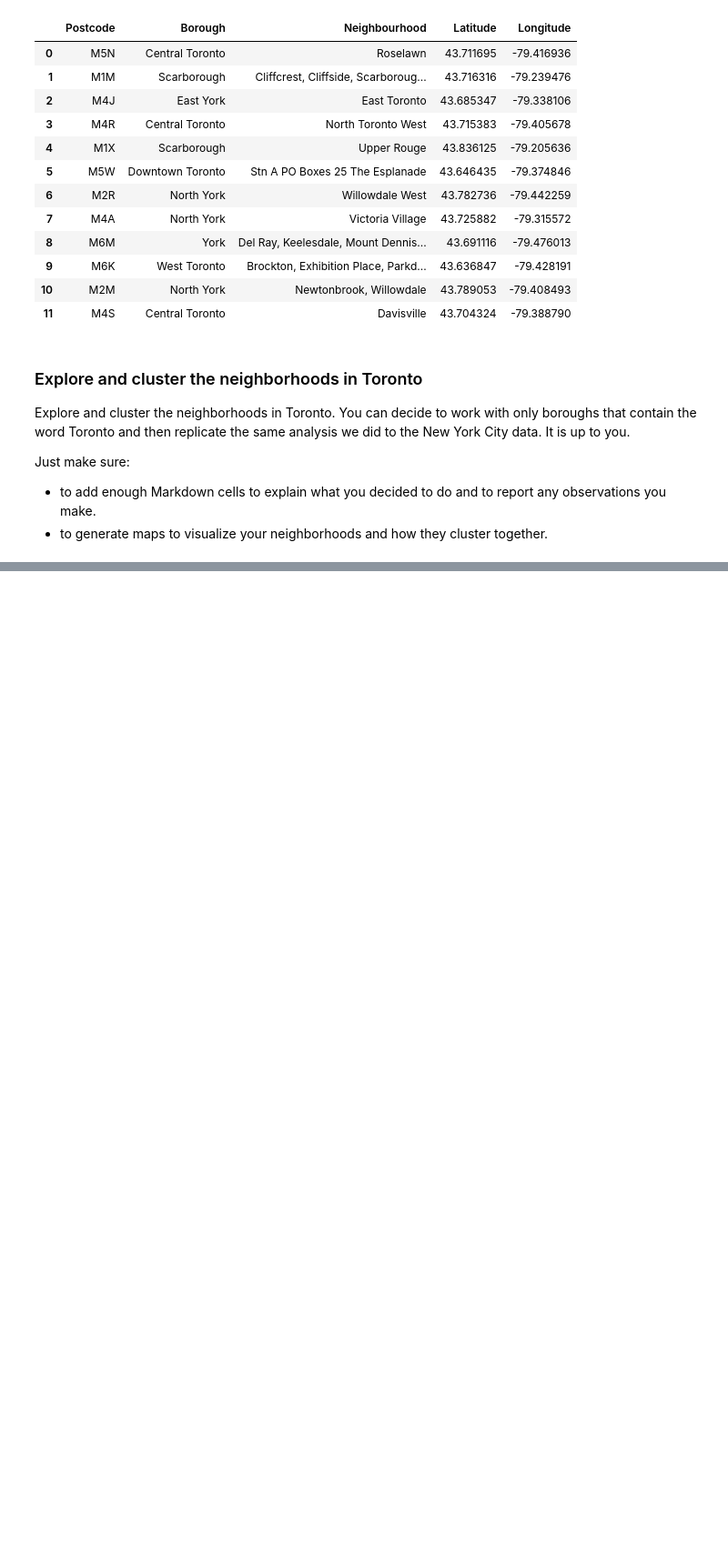
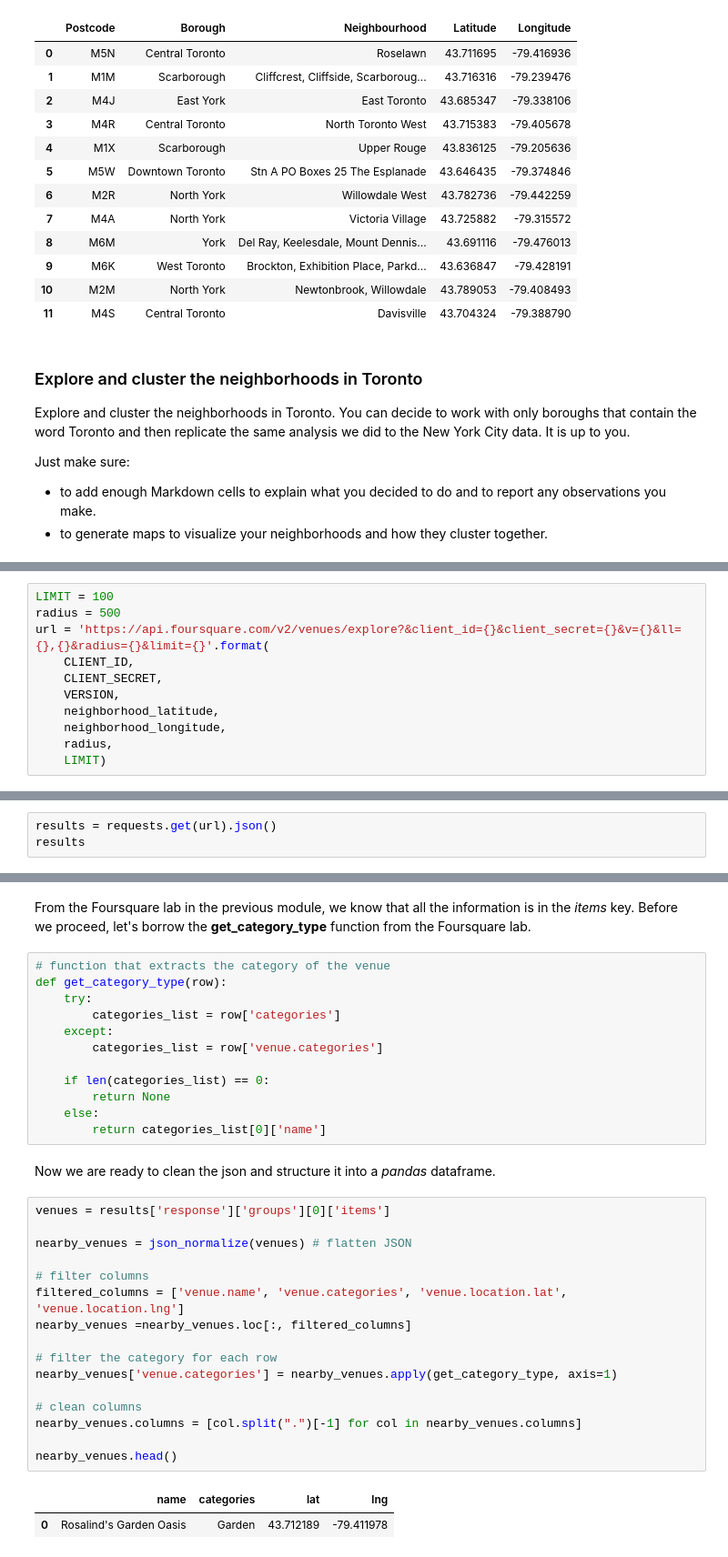
Before and after one commit to rojyates/Coursera_Capstone, a Jupyter notebook: Capstone Week 3 Canadian PostCodes.ipynb, the cells around one changed output, grey strips where cells are left out. Shown at 91% size. Drawn from its saved outputs; the diff is of its cells as text; blank space fills up the shorter version.

Commit message:
Added basic folio map and call to foursquare API for single suburb.

```diff
--- a/Capstone Week 3 Canadian PostCodes.ipynb
+++ b/Capstone Week 3 Canadian PostCodes.ipynb
@@ -162,0 +297,11 @@ Just make sure:
+# %%
+LIMIT = 100
+radius = 500
+url = 'https://api.foursquare.com/v2/venues/explore?&client_id={}&client_secret={}&v={}&ll={},{}&radius={}&limit={}'.format(
+    CLIENT_ID,
+    CLIENT_SECRET,
+    VERSION,
+    neighborhood_latitude,
+    neighborhood_longitude,
+    radius,
+    LIMIT)
@@ -162,0 +310,3 @@ Just make sure:
+# %%
+results = requests.get(url).json()
+results
@@ -162,0 +331,35 @@ Just make sure:
+# %% [markdown]
+From the Foursquare lab in the previous module, we know that all the information is in the *items* key. Before we proceed, let's borrow the **get_category_type** function from the Foursquare lab.
+# %%
+# function that extracts the category of the venue
+def get_category_type(row):
+    try:
+        categories_list = row['categories']
+    except:
+        categories_list = row['venue.categories']
+
+    if len(categories_list) == 0:
+        return None
+    else:
+        return categories_list[0]['name']
+# %% [markdown]
+Now we are ready to clean the json and structure it into a *pandas* dataframe.
+# %%
+venues = results['response']['groups'][0]['items']
+
+nearby_venues = json_normalize(venues) # flatten JSON
+
+# filter columns
+filtered_columns = ['venue.name', 'venue.categories', 'venue.location.lat', 'venue.location.lng']
+nearby_venues =nearby_venues.loc[:, filtered_columns]
+
+# filter the category for each row
+nearby_venues['venue.categories'] = nearby_venues.apply(get_category_type, axis=1)
+
+# clean columns
+nearby_venues.columns = [col.split(".")[-1] for col in nearby_venues.columns]
+
+nearby_venues.head()
+# %% [output]
+|  | name | categories | lat | lng |
+| 0 | Rosalind's Garden Oasis | Garden | 43.712189 | -79.411978 |
```
Also changed, not shown: parts of 23 cells of this notebook.
